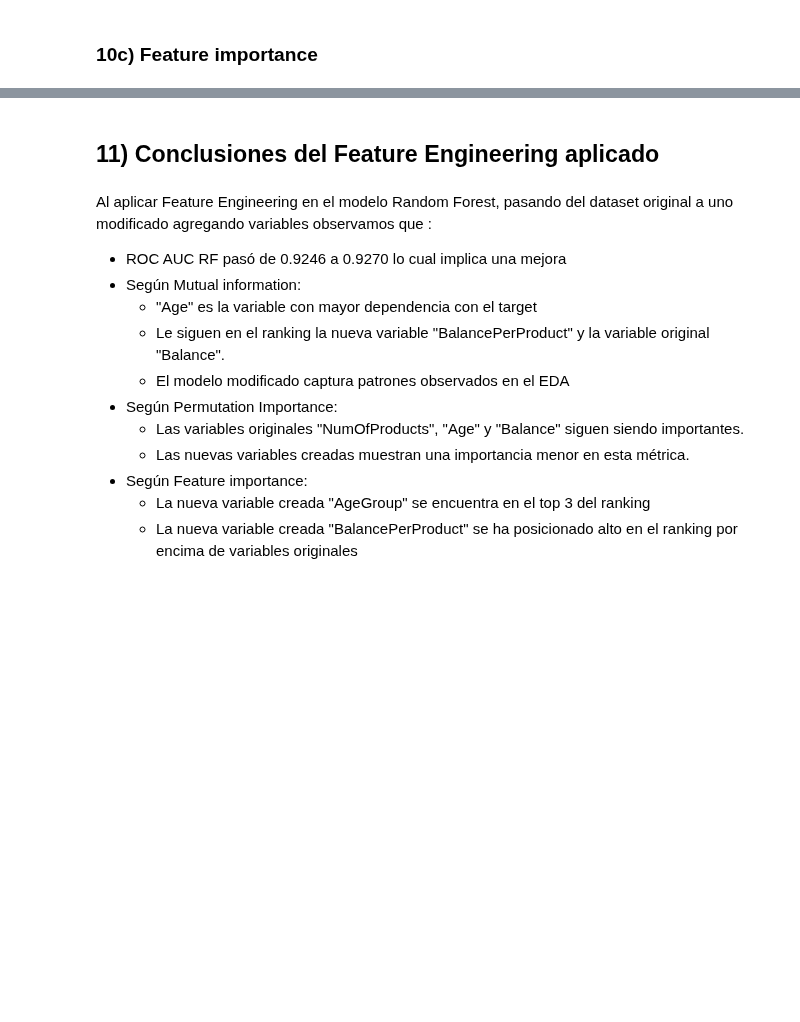
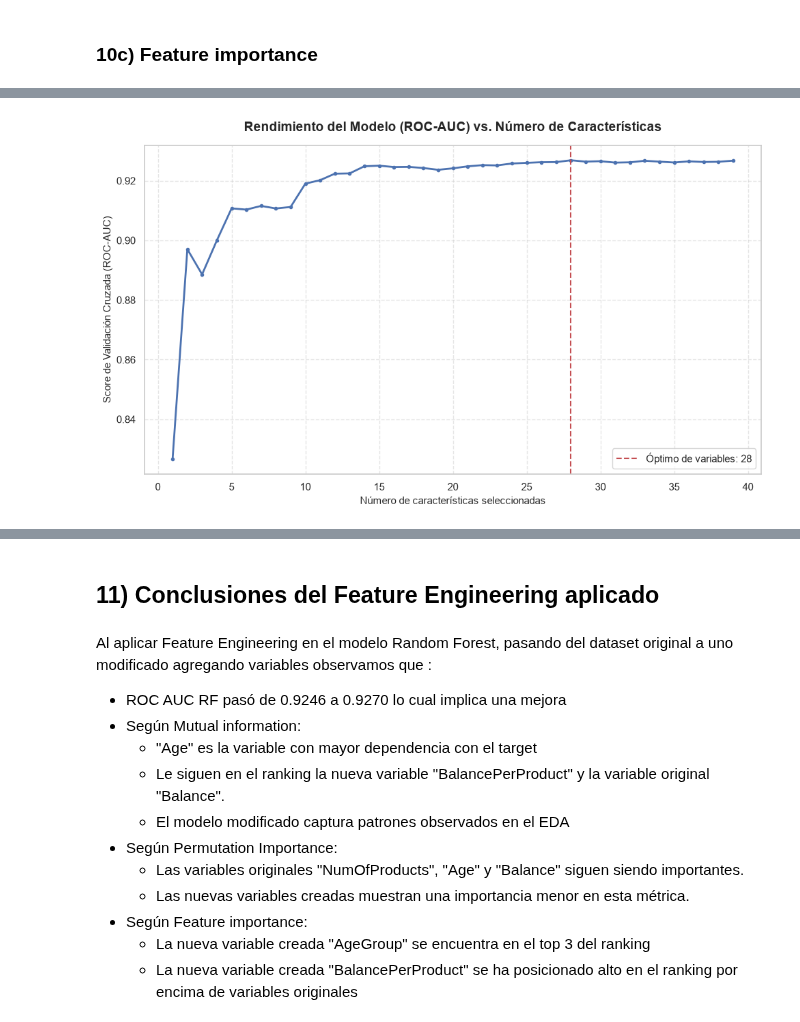
Before and after one commit to estebancardoso96/grupo_3, a Jupyter notebook: Principal_version_2_enrique.ipynb, the cells around one changed output, grey strips where cells are left out. Cells and saved outputs as stored; diff of their text form; code cells hidden in the pictures; blank space fills up the shorter version.

Commit message:
Nueva versión incoporando muchas variables y agregando RFE

```diff
--- a/Principal_version_2_enrique.ipynb
+++ b/Principal_version_2_enrique.ipynb
@@ -1036,0 +1094,91 @@ plt.show()
+# %%
+# 29. ANÁLISIS DE RFE (Recursive Feature Elimination con CV) ---
+
+from sklearn.feature_selection import RFECV
+from sklearn.ensemble import RandomForestClassifier
+
+print("Iniciando análisis RFECV (esto puede tomar unos minutos)...")
+
+# Definimos el estimador base usando los mejores hiperparámetros que ya encontraste en tu GridSearch
+best_params = grid_rf_modif.best_params_
+# Limpiamos los prefijos 'clf__' para pasarlos directamente al clasificador
+clean_params = {k.replace('clf__', ''): v for k, v in best_params.items()}
+base_clf = RandomForestClassifier(random_state=42, **clean_params)
+
+# Creamos un pipeline intermedio que aplique el feature engineering y el preprocesamiento
+# para extraer las matrices transformadas y pasarlas a RFE
+from sklearn.pipeline import Pipeline as SkPipeline
+preprocessing_pipeline = SkPipeline(steps=[
+    ('fe', grid_rf_modif.best_estimator_.named_steps['fe']),
+    ('pre', grid_rf_modif.best_estimator_.named_steps['pre'])
+])
+
+# Transformamos X_train y X_test para trabajar directamente con las features procesadas (One-Hot, Scaled, etc.)
+X_train_processed = preprocessing_pipeline.fit_transform(X_train)
+X_test_processed = preprocessing_pipeline.transform(X_test)
+
+# Recuperamos los nombres finales de las columnas post-preprocesamiento
+feature_names_final = grid_rf_modif.best_estimator_.named_steps['pre'].get_feature_names_out()
+
+# Configuramos RFECV utilizando la métrica ROC-AUC y validación cruzada de 5 folds
+rfecv = RFECV(
+    estimator=base_clf,
+    step=1,                # Elimina de 1 en 1 variable por iteración (o pon ej. 0.05 para ir más rápido)
+    cv=5,
+    scoring='roc_auc',
+    n_jobs=-1,
+    verbose=1
+)
+
+# Ajustamos RFECV con los datos procesados
+rfecv.fit(X_train_processed, y_train)
+
+print(f"\nNúmero óptimo de características a mantener: {rfecv.n_features_}")
+
+# --- VISUALIZACIÓN GRÁFICA DE RFECV ---
+plt.figure(figsize=(10, 6))
+plt.title('Rendimiento del Modelo (ROC-AUC) vs. Número de Características', fontsize=14, fontweight='bold', pad=15)
+plt.xlabel('Número de características seleccionadas', fontsize=11)
+plt.ylabel('Score de Validación Cruzada (ROC-AUC)', fontsize=11)
+
+# Graficamos la curva de desempeño con su desviación estándar
+plt.plot(
+    range(1, len(rfecv.cv_results_['mean_test_score']) + 1),
+    rfecv.cv_results_['mean_test_score'],
+    color='b',
+    linewidth=2,
+    marker='o',
+    markersize=3
+)
+
+# Marcamos con una línea vertical el punto óptimo
+plt.axvline(
+    x=rfecv.n_features_,
+    color='r',
+    linestyle='--',
+    label=f'Óptimo de variables: {rfecv.n_features_}'
+)
+
+plt.grid(True, linestyle='--', alpha=0.5)
+plt.legend(loc='lower right')
+plt.tight_layout()
+plt.show()
+
+# --- RANKING Y SELECCIÓN DE VARIABLES ---
+# Creamos un DataFrame con el ranking de todas las variables
+df_rfe_ranking = pd.DataFrame({
+    'Variable': feature_names_final,
+    'Seleccionada': rfecv.support_,
+    'Ranking': rfecv.ranking_
+})
+
+# Ordenamos por ranking (1 significa que fueron seleccionadas como las mejores)
+df_rfe_ranking = df_rfe_ranking.sort_values(by='Ranking', ascending=True)
+
+print("\nRanking de variables según RFE:")
+display(df_rfe_ranking)
+
+# Variables que el modelo sugiere eliminar (Ranking > 1)
+variables_a_eliminar = df_rfe_ranking[df_rfe_ranking['Seleccionada'] == False]['Variable'].tolist()
+print(f"\nCantidad de variables descartadas por RFE: {len(variables_a_eliminar)}")
+# %% [output]
@@ -1036,0 +1199 @@ plt.show()
+[figure, added]
```
Also changed, not shown: parts of 15 cells of this notebook, 1 other file.
